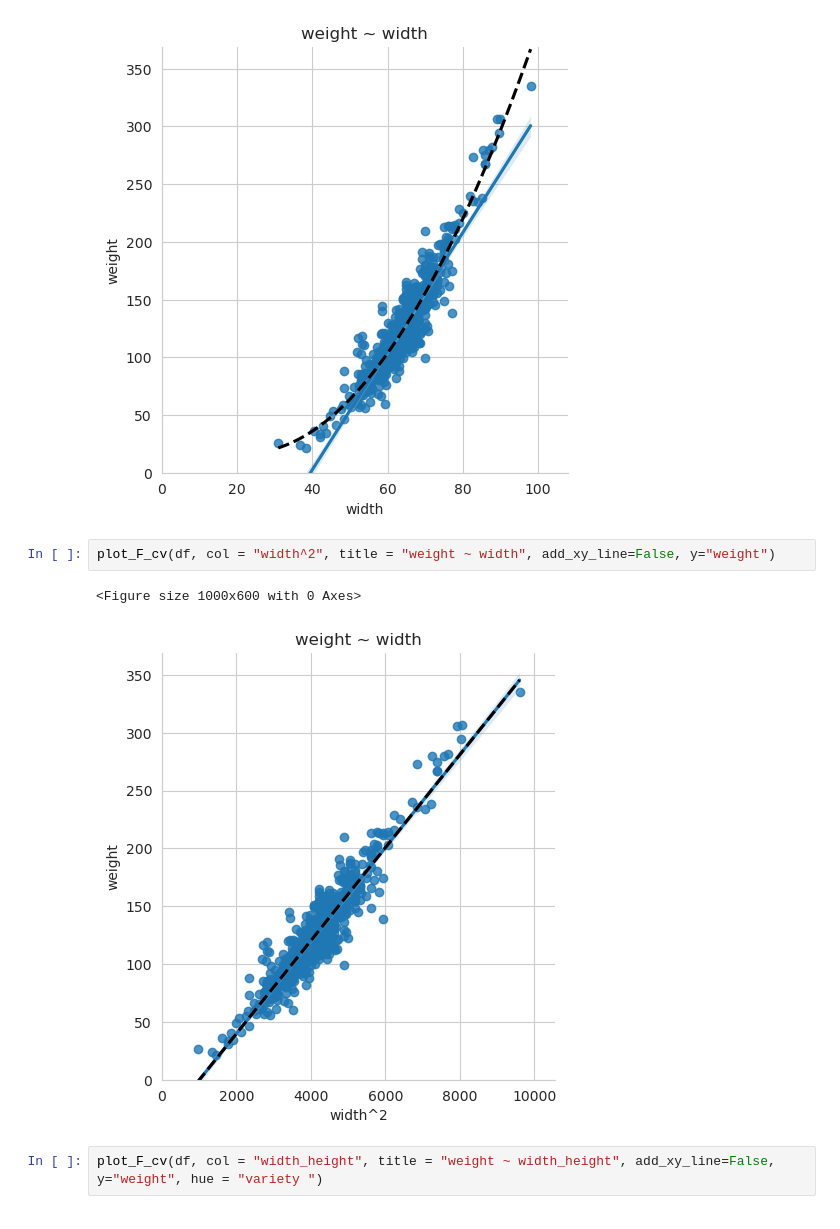
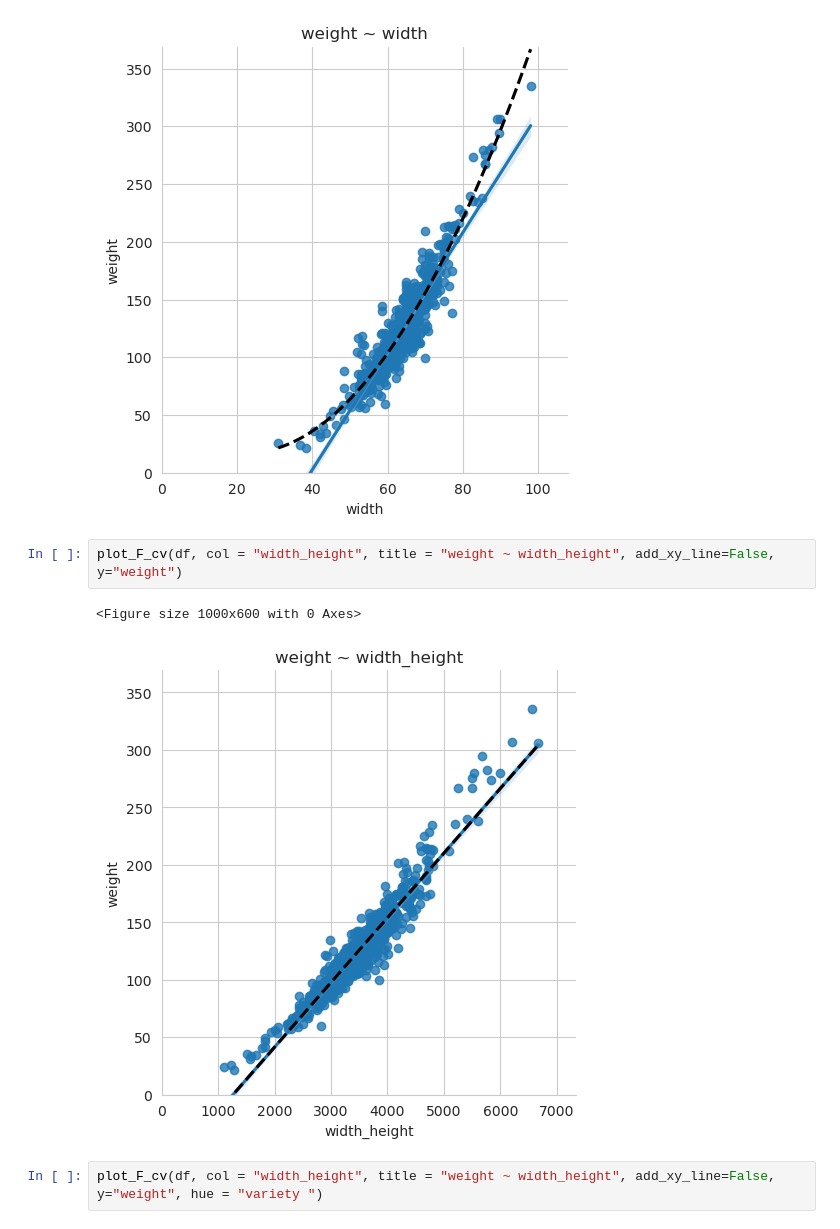
Before and after one commit to FruitSpec/fsCounter, a Jupyter notebook: vision/tools/jupyter_notebooks/tomato size to weight.ipynb, the cells around one changed output. Saved outputs shown, nothing was run; the diff lists cells and outputs as text.

```diff
--- a/vision/tools/jupyter_notebooks/tomato size to weight.ipynb
+++ b/vision/tools/jupyter_notebooks/tomato size to weight.ipynb
@@ -44,10 +44,10 @@ plot_F_cv(df, col = "width", title = "weight ~ width", add_xy_line=False, y="wei
 <Figure size 1000x600 with 0 Axes>
 [figure]
 # %%
-plot_F_cv(df, col = "width^2", title = "weight ~ width", add_xy_line=False, y="weight")
+plot_F_cv(df, col = "width_height", title = "weight ~ width_height", add_xy_line=False, y="weight")
 # %% [output]
 <Figure size 1000x600 with 0 Axes>
-[figure, old version]
+[figure, new version]
 # %%
 plot_F_cv(df, col = "width_height", title = "weight ~ width_height", add_xy_line=False, y="weight", hue = "variety ")
 # %% [output]
```
Also changed, not shown: 12 other files.
